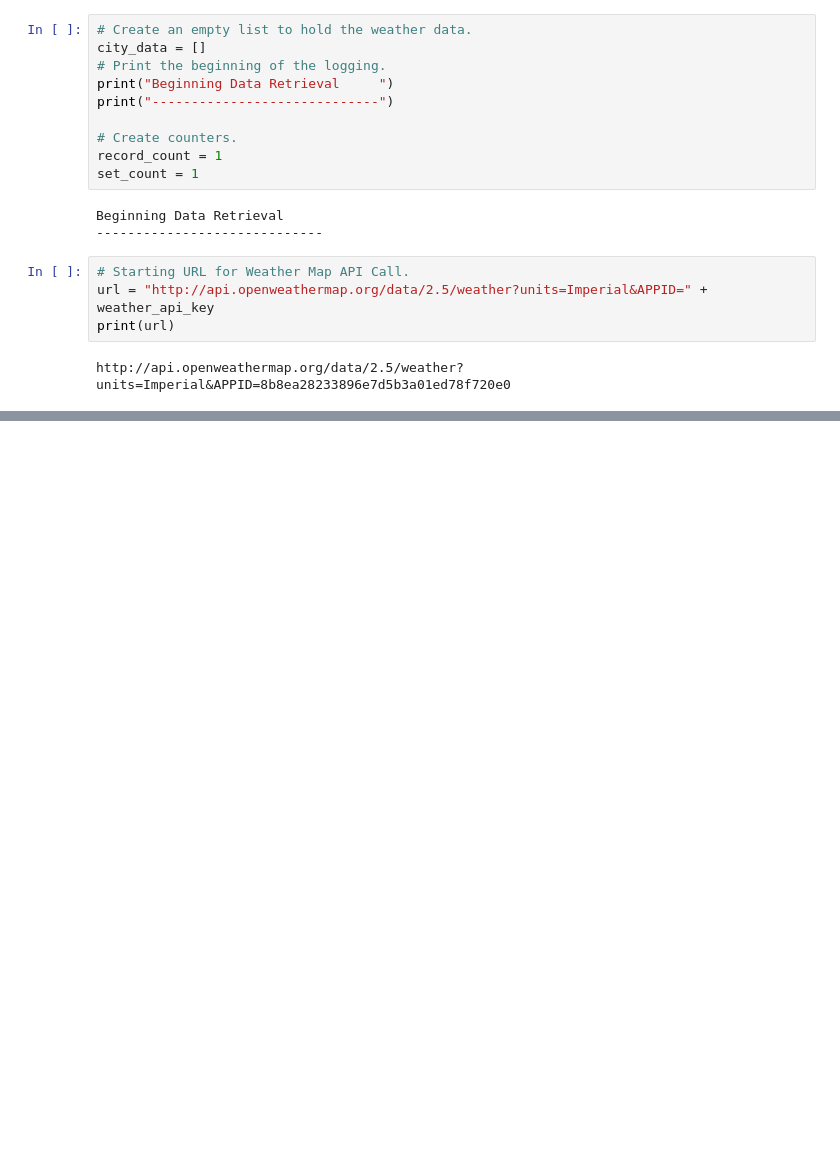
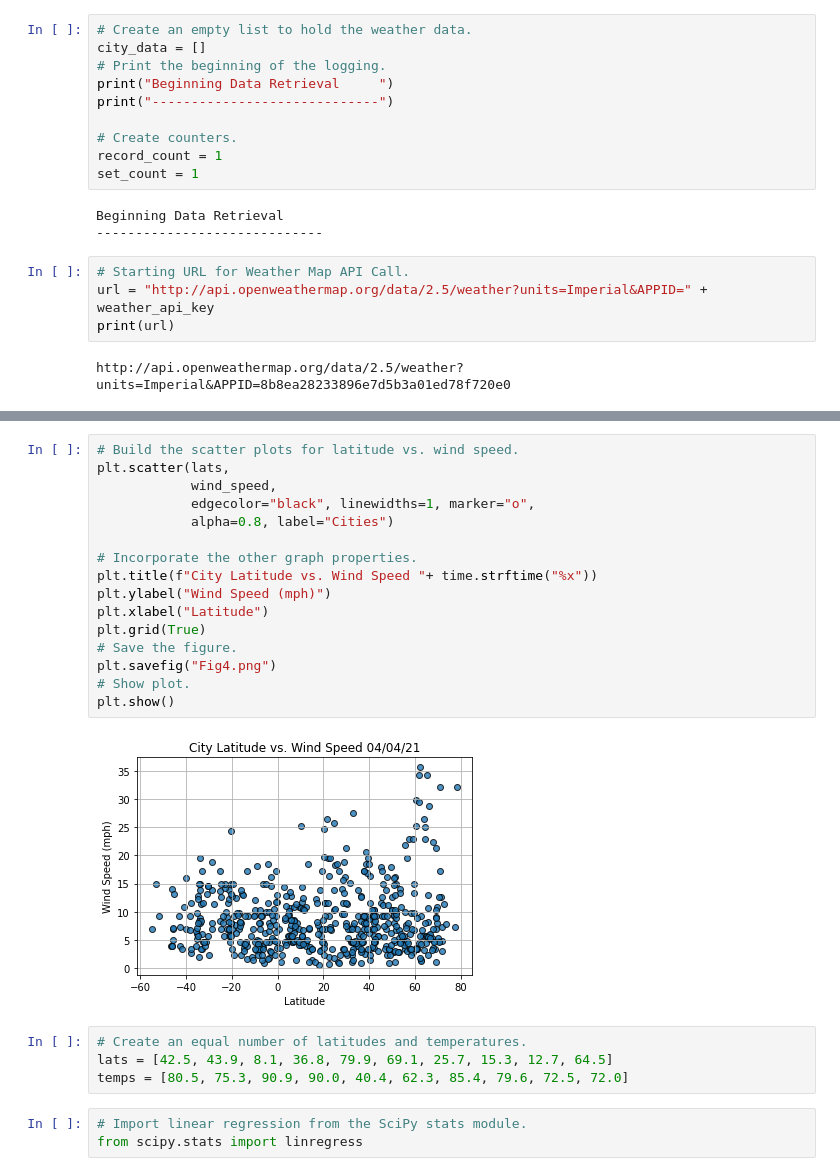
Before and after one commit to Sheshe07/World_Weather_Analysis, a Jupyter notebook: WeatherPy.ipynb, the cells around one changed output, grey strips where cells are left out. Drawn from its saved outputs; the diff is of its cells as text; blank space fills up the shorter version.

```diff
--- a/WeatherPy.ipynb
+++ b/WeatherPy.ipynb
@@ -222,0 +292,25 @@ city_data_df
+# %%
+# Build the scatter plots for latitude vs. wind speed.
+plt.scatter(lats,
+            wind_speed,
+            edgecolor="black", linewidths=1, marker="o",
+            alpha=0.8, label="Cities")
+
+# Incorporate the other graph properties.
+plt.title(f"City Latitude vs. Wind Speed "+ time.strftime("%x"))
+plt.ylabel("Wind Speed (mph)")
+plt.xlabel("Latitude")
+plt.grid(True)
+# Save the figure.
+plt.savefig("Fig4.png")
+# Show plot.
+plt.show()
+# %% [output]
+[figure, added]
+# %%
+# Create an equal number of latitudes and temperatures.
+lats = [42.5, 43.9, 8.1, 36.8, 79.9, 69.1, 25.7, 15.3, 12.7, 64.5]
+temps = [80.5, 75.3, 90.9, 90.0, 40.4, 62.3, 85.4, 79.6, 72.5, 72.0]
+# %%
+# Import linear regression from the SciPy stats module.
+from scipy.stats import linregress
```
Also changed, not shown: parts of 29 cells of this notebook, 20 other files.
